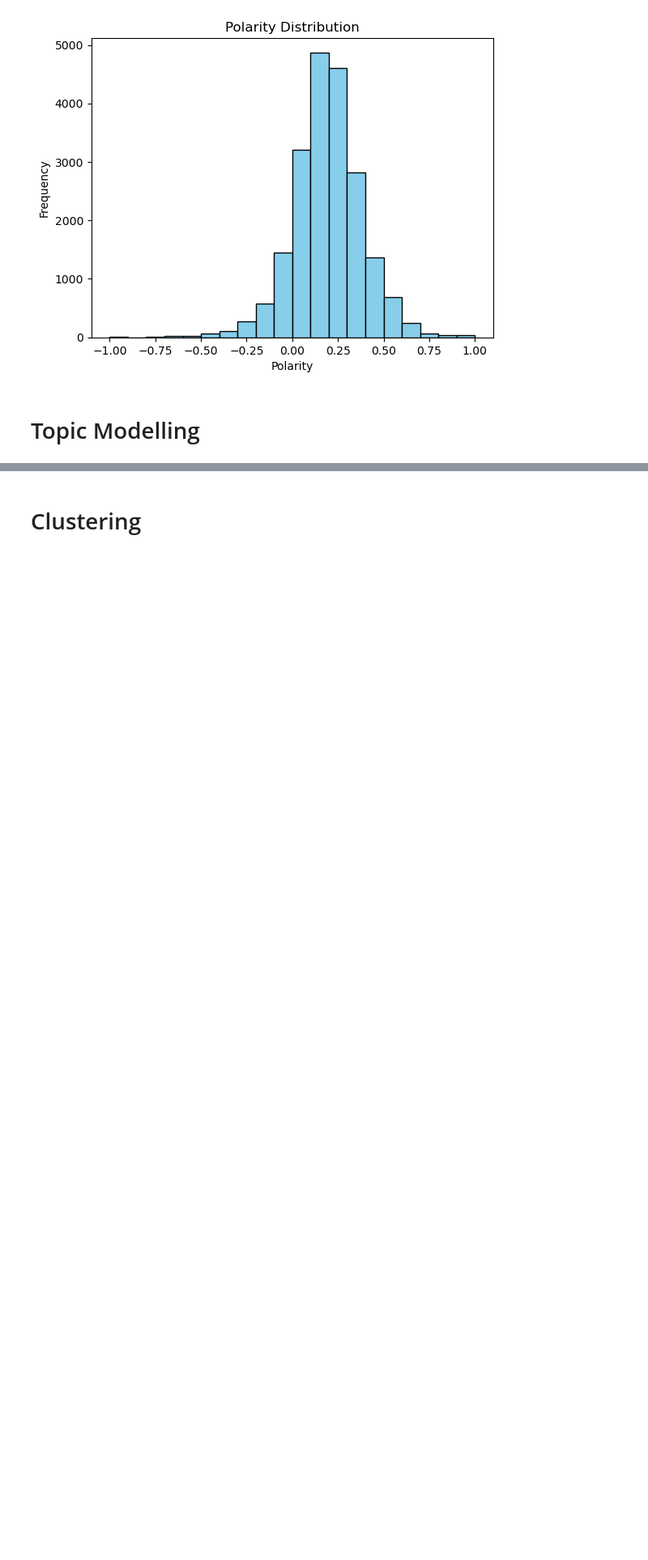
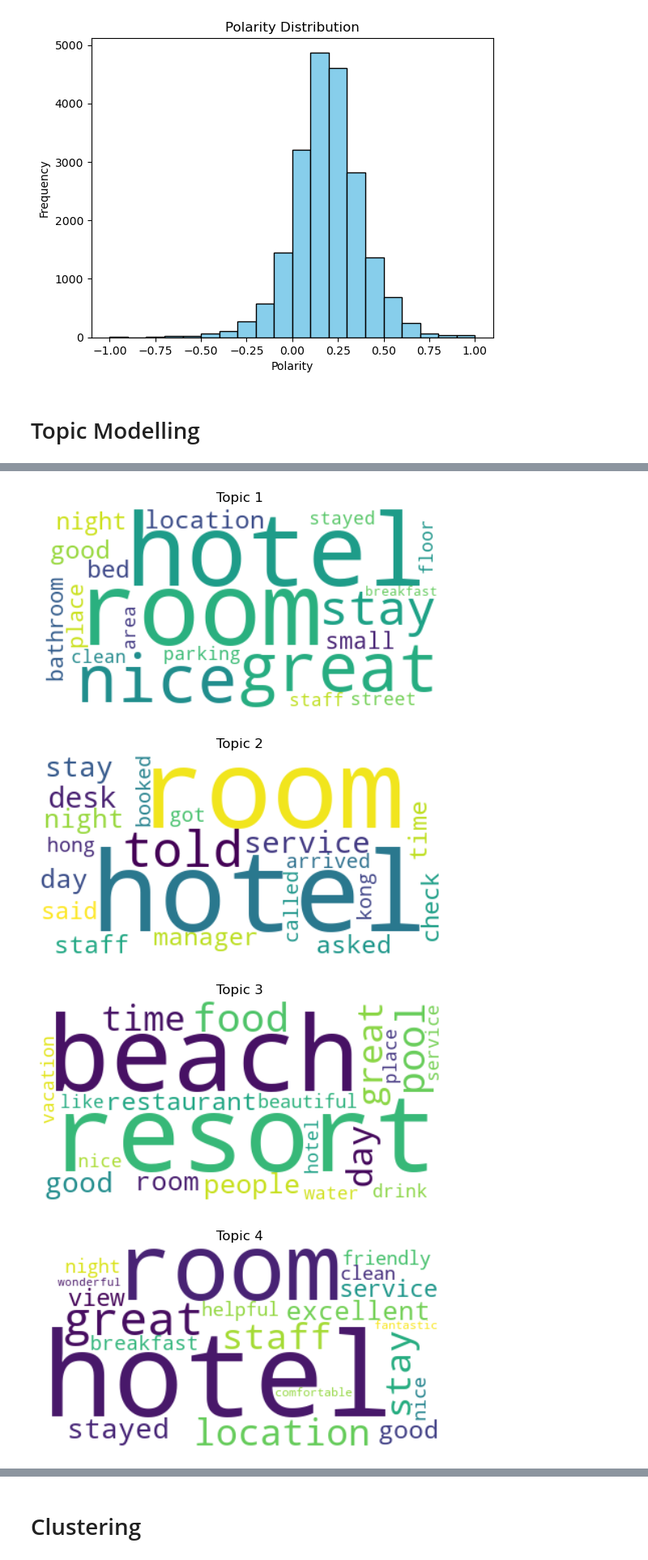
Before and after one commit to MuhamadWalo/BSUDProject2, a Jupyter notebook: models/BSUD.ipynb, the cells around one changed output, grey strips where cells are left out. Shown at 81% size. Cells and saved outputs as stored; diff of their text form; code cells hidden in the pictures; blank space fills up the shorter version.

```diff
--- a/models/BSUD.ipynb
+++ b/models/BSUD.ipynb
@@ -110,20 +107,3 @@ plt.show()
 [figure]
 # %% [markdown]
 # Topic Modelling
-# %%
-# Vectorize text with TF-IDF
-# Vectorization and LDA
-try:
-    vectorizer = TfidfVectorizer(max_features=1000)
-    tfidf_matrix = vectorizer.fit_transform(reviews["processed_text"])
-
-    lda = LatentDirichletAllocation(n_components=5, random_state=42)
-    lda.fit(tfidf_matrix)
-
-    # Print topics
-    for idx, topic in enumerate(lda.components_):
-        print(f"Topic {idx+1}:")
-        print([vectorizer.get_feature_names_out()[i] for i in topic.argsort()[-10:]])
-    print("Topic modeling complete!")
-except Exception as e:
-    print(f"Error during topic modeling: {e}")
@@ -141,0 +110,54 @@ Topic modeling complete!
+# %%
+##2nd version of LDA
+# Load your dataset (replace with your actual file path)
+data_folder = "../data"
+reviews_path = f"{data_folder}/tripadvisor_hotel_reviews.csv"
+
+reviews = pd.read_csv(reviews_path)
+
+# Ensure there is a 'Review' column in your dataset
+if 'Review' not in reviews.columns:
+    raise ValueError("Dataset must contain a 'Review' column.")
+
+print(f"Loaded {len(reviews)} reviews.")
+# Define preprocessing function
+stop_words = set(stopwords.words("english"))
+lemmatizer = WordNetLemmatizer()
+
+def preprocess(text):
+    if pd.isnull(text):
+        return ""
+    tokens = word_tokenize(text.lower())
+    tokens = [lemmatizer.lemmatize(word) for word in tokens if word.isalnum() and word not in stop_words]
+    return " ".join(tokens)
+
+# Apply preprocessing to reviews
+reviews["processed_text"] = reviews["Review"].apply(preprocess)
+print("Text preprocessing complete.")
+# Create TF-IDF features
+vectorizer = TfidfVectorizer(max_features=1000, stop_words="english")
+X = vectorizer.fit_transform(reviews["processed_text"])
+
+print(f"TF-IDF matrix shape: {X.shape}")
+# Fit LDA model
+lda = LatentDirichletAllocation(n_components=5, random_state=42)  # Set 5 topics
+lda.fit(X)
+
+print("LDA model fitted.")
+# Display topics and their top words
+num_words = 10  # Number of words to display per topic
+
+for idx, topic in enumerate(lda.components_):
+    print(f"Topic {idx + 1}:")
+    print(", ".join([vectorizer.get_feature_names_out()[i] for i in topic.argsort()[-num_words:]]))
+# Generate and display word clouds for topics
+for idx, topic in enumerate(lda.components_):
+    wordcloud = WordCloud(background_color="white").generate_from_frequencies(
+        {vectorizer.get_feature_names_out()[i]: topic[i] for i in topic.argsort()[-20:]}
+    )
+    plt.figure()
+    plt.imshow(wordcloud, interpolation="bilinear")
+    plt.axis("off")
+    plt.title(f"Topic {idx + 1}")
+    plt.show()
+# %% [output]
@@ -141,0 +178,4 @@ Topic modeling complete!
+[figure, added]
+[figure, added]
+[figure, added]
+[figure, added]
```
Also changed, not shown: parts of 4 cells of this notebook.
